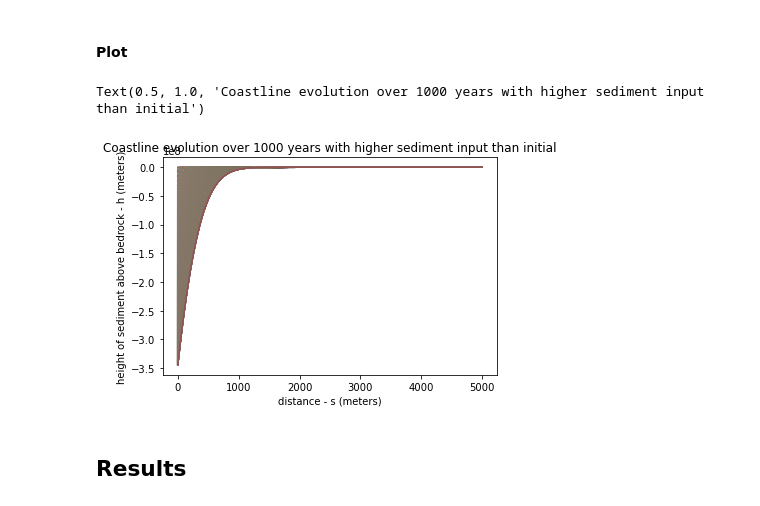
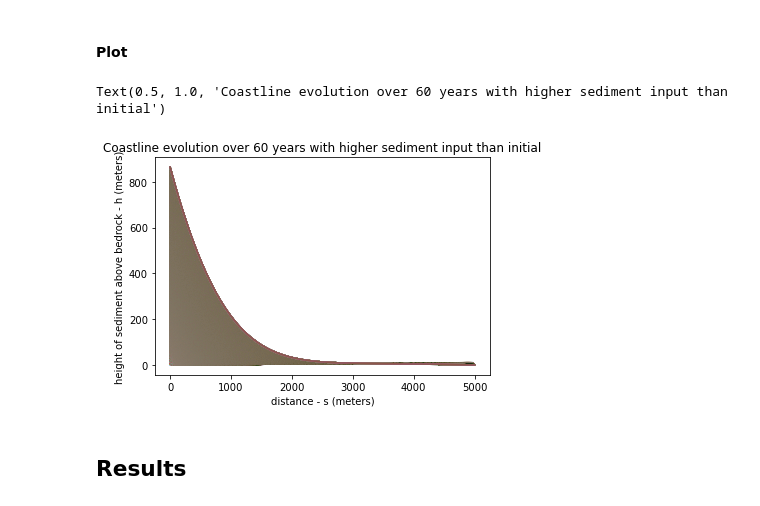
Before and after one commit to ccarl8/4610FinalProject, a Jupyter notebook: Final Project.ipynb, the cells around one changed output. Drawn from its saved outputs; the diff is of its cells as text; code cells hidden in the pictures.

```diff
--- a/Final Project.ipynb
+++ b/Final Project.ipynb
@@ -152,7 +168,7 @@ Text(0.5, 1.0, 'Coastline evolution over 1000 years with no sediment input')
 # %% [markdown]
 ### Lower Sediment Input
 # %%
-qN = 1e4 #input of sediment from town nurturing beach
+qN = -1e2 #input of sediment from town nurturing beach
 # %% [markdown]
 #### Pre Allocate Vectors
 # %%
@@ -178,7 +194,7 @@ Fknown[0] = dhdsn*D*dt/ds
 # %% [markdown]
 #### Initial Condition
 # %%
-s1 = (x<L)
+s1 = (s<L)
 
 hinit[s1] = H_max_init*s[s1]/L
 
@@ -202,7 +218,7 @@ Text(0.5, 1.0, 'Coastline evolution over 1000 years with lower sediment input th
 # %% [markdown]
 ### Simulation with more sediment input
 # %%
-qN = 1e8 #input of sediment from town nurturing beach
+qN = -1e4 #input of sediment from town nurturing beach
 # %% [markdown]
 #### Pre Allocate Vectors
 # %%
@@ -228,7 +244,7 @@ Fknown[0] = dhdsn*D*dt/ds
 # %% [markdown]
 #### Initial Condition
 # %%
-s1 = (x<L)
+s1 = (s<L)
 
 hinit[s1] = H_max_init*s[s1]/L
 
@@ -244,11 +260,11 @@ for k in np.arange(0,nt):
 # %%
 plt.plot(s,h)
 plt.xlabel('distance - s (meters)')
 plt.ylabel('height of sediment above bedrock - h (meters)')
-plt.title ('Coastline evolution over 1000 years with higher sediment input than initial')
+plt.title ('Coastline evolution over 60 years with higher sediment input than initial')
 # %% [output]
-Text(0.5, 1.0, 'Coastline evolution over 1000 years with higher sediment input than initial')
+Text(0.5, 1.0, 'Coastline evolution over 60 years with higher sediment input than initial')
-[figure, old version]
+[figure, new version]
 # %% [markdown]
 ## Results
 # %% [markdown]
```
Also changed, not shown: parts of 12 cells of this notebook.
